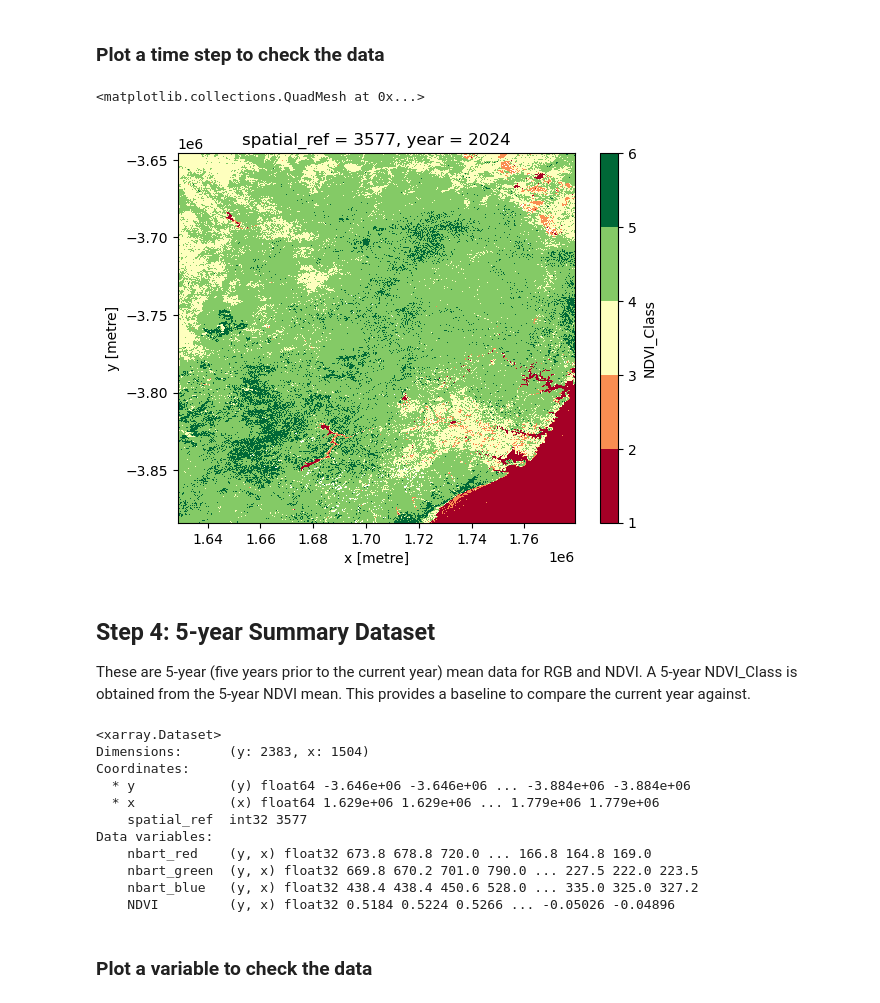
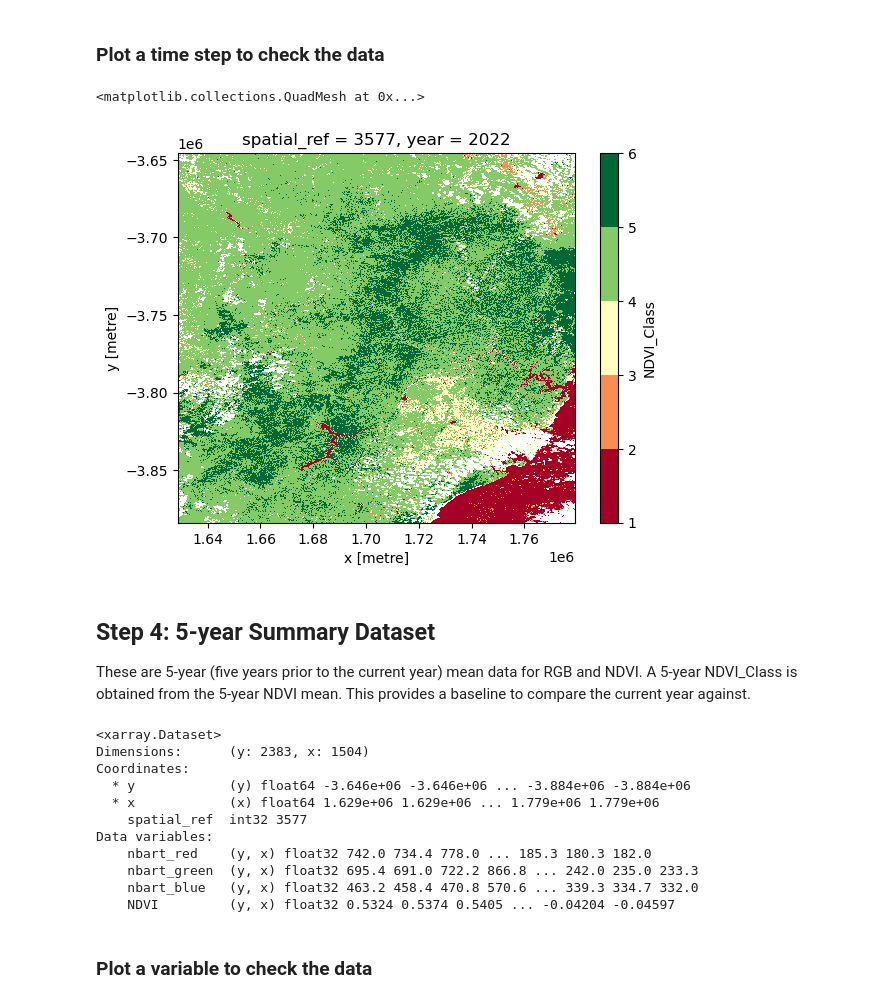
Before and after one commit to mjdear68/Greater-Blue-Mountains-KBA-Change-Detection-2024, a Jupyter notebook: data_extraction.ipynb, the cells around one changed output. Saved outputs shown, nothing was run; the diff lists cells and outputs as text; code cells hidden in the pictures.

```diff
--- a/data_extraction.ipynb
+++ b/data_extraction.ipynb
@@ -182,8 +182,8 @@ query = {
   'resolution':(-spatial_res, spatial_res),
   'group_by':'solar_day',
   'dask_chunks':{"time": 1, "x": dask_chunk_size[0] , "y": dask_chunk_size[1]},
-  # 'cloud_mask':'s2cloudless', # Uncomment if using Sentinel data; Note: s2cloudless might mask sand
-  'cloud_mask':'fmask', # Use fmask if s2cloudless is masking sand
+  'cloud_mask':'s2cloudless', # Uncomment if using Sentinel data; Note: s2cloudless might mask sand
+  # 'cloud_mask':'fmask', # Use fmask if s2cloudless is masking sand
   'dataset_predicate': filter_months,
   'min_gooddata':0.80 # This will slow down dataset search
 }
@@ -831,10 +829,10 @@ array([1, 2, 3, 4, 5, 6], dtype=int16)
 # %% [markdown]
 ### Plot a time step to check the data
 # %%
-ds.NDVI_Class.isel(year=5).plot(levels=[1,2,3,4,5,6], cmap='RdYlGn')
+ds.NDVI_Class.isel(year=3).plot(levels=[1,2,3,4,5,6], cmap='RdYlGn')
 # %% [output]
 <matplotlib.collections.QuadMesh at 0x...>
-[figure, old version]
+[figure, new version]
 # %% [markdown]
 ## Step 4: 5-year Summary Dataset
 These are 5-year (five years prior to the current year) mean data for RGB and NDVI. A 5-year NDVI_Class is obtained from the 5-year NDVI mean. This provides a baseline to compare the current year against.
@@ -852,10 +850,10 @@ Coordinates:
   * x            (x) float64 1.629e+06 1.629e+06 ... 1.779e+06 1.779e+06
     spatial_ref  int32 3577
 Data variables:
-    nbart_red    (y, x) float32 673.8 678.8 720.0 ... 166.8 164.8 169.0
-    nbart_green  (y, x) float32 669.8 670.2 701.0 790.0 ... 227.5 222.0 223.5
-    nbart_blue   (y, x) float32 438.4 438.4 450.6 528.0 ... 335.0 325.0 327.2
-    NDVI         (y, x) float32 0.5184 0.5224 0.5266 ... -0.05026 -0.04896
+    nbart_red    (y, x) float32 742.0 734.4 778.0 ... 185.3 180.3 182.0
+    nbart_green  (y, x) float32 695.4 691.0 722.2 866.8 ... 242.0 235.0 233.3
+    nbart_blue   (y, x) float32 463.2 458.4 470.8 570.6 ... 339.3 334.7 332.0
+    NDVI         (y, x) float32 0.5324 0.5374 0.5405 ... -0.04204 -0.04597
 # %% [markdown]
 ### Plot a variable to check the data
 # %%
```
Also changed, not shown: parts of 13 cells of this notebook.
